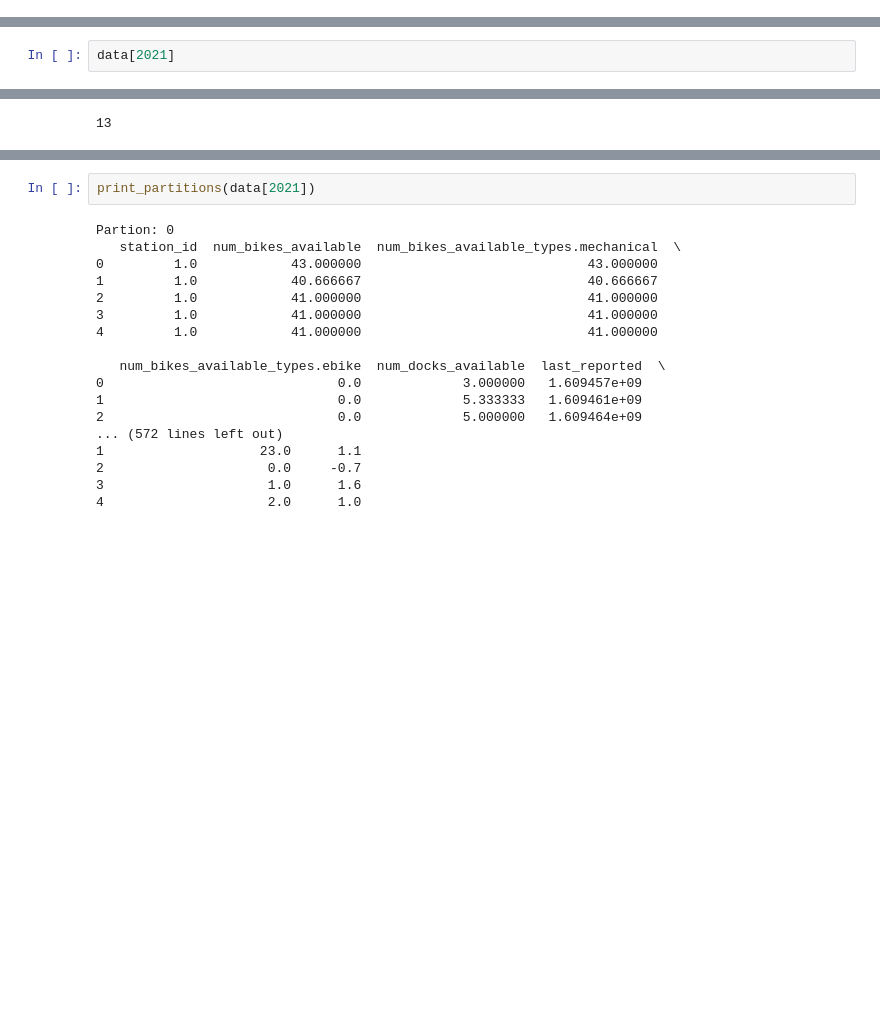
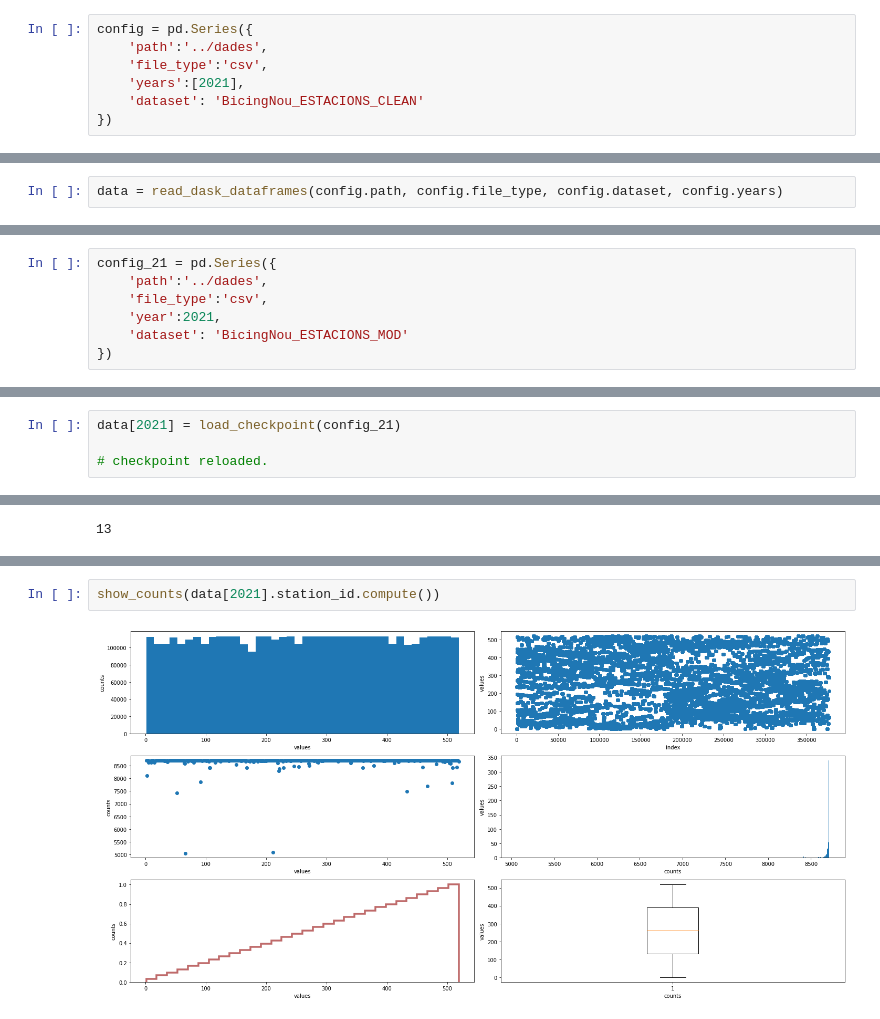
Before and after one commit to or1ol/CaptstoneProject, a Jupyter notebook: 2021_code/ScriptDataExploring.ipynb, the cells around one changed output, grey strips where cells are left out. Cells and saved outputs as stored; diff of their text form; blank space fills up the shorter version.

```diff
--- a/2021_code/ScriptDataExploring.ipynb
+++ b/2021_code/ScriptDataExploring.ipynb
@@ -52,3 +186,10 @@ from dask.distributed import Client
+# %%
+config = pd.Series({
+    'path':'../dades',
+    'file_type':'csv',
+    'years':[2021],
+    'dataset': 'BicingNou_ESTACIONS_CLEAN'
+})
 # %%
 client = Client()
 client
@@ -239,0 +200,2 @@ data = read_dask_dataframes('../dades', 'csv', 'BicingNou_ESTACIONS_CLEAN', [202
+# %%
+data = read_dask_dataframes(config.path, config.file_type, config.dataset, config.years)
@@ -239,0 +204,7 @@ data = read_dask_dataframes('../dades', 'csv', 'BicingNou_ESTACIONS_CLEAN', [202
+# %%
+config_21 = pd.Series({
+    'path':'../dades',
+    'file_type':'csv',
+    'year':2021,
+    'dataset': 'BicingNou_ESTACIONS_MOD'
+})
@@ -240,3 +245,5 @@ data = read_dask_dataframes('../dades', 'csv', 'BicingNou_ESTACIONS_CLEAN', [202
 # %%
-data[2021]
+data[2021] = load_checkpoint(config_21)
+
+# checkpoint reloaded.
 # %% [output]
@@ -261,20 +353,4 @@ len(data[2021].divisions) # divisions mark the start and end of each partiotion
 # %%
-print_partitions(data[2021])
+show_counts(data[2021].station_id.compute())
 # %% [output]
-Partion: 0
-   station_id  num_bikes_available  num_bikes_available_types.mechanical  \
-0         1.0            43.000000                             43.000000
-1         1.0            40.666667                             40.666667
-2         1.0            41.000000                             41.000000
-3         1.0            41.000000                             41.000000
-4         1.0            41.000000                             41.000000
-
-   num_bikes_available_types.ebike  num_docks_available  last_reported  \
-0                              0.0             3.000000   1.609457e+09
-1                              0.0             5.333333   1.609461e+09
-2                              0.0             5.000000   1.609464e+09
-... (572 lines left out)
-1                    23.0      1.1
-2                     0.0     -0.7
-3                     1.0      1.6
-4                     2.0      1.0
+[figure, added]
```
Also changed, not shown: parts of 52 cells of this notebook, 1 other file.
